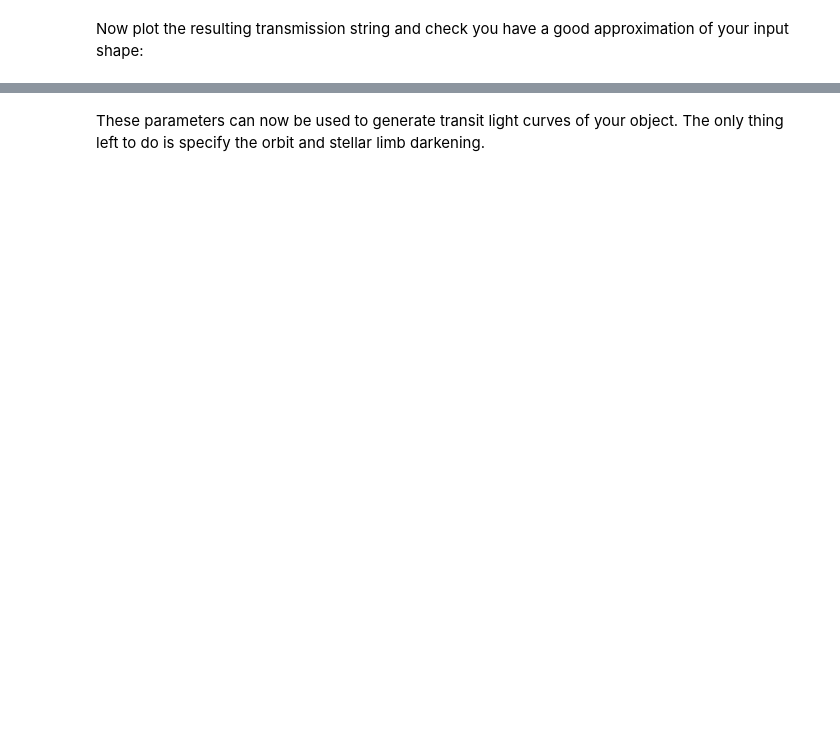
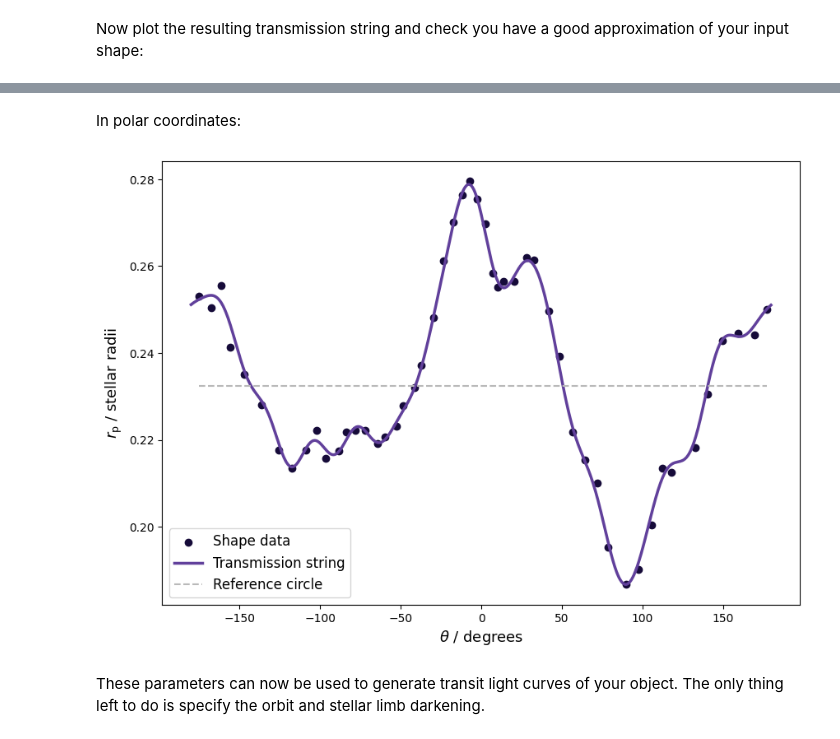
Before and after one commit to DavoGrant/harmonica, a Jupyter notebook: docs/source/views/tutorials/calculate_parameters_from_shape_data.ipynb, the cells around one changed output, grey strips where cells are left out. Saved outputs shown, nothing was run; the diff lists cells and outputs as text; code cells hidden in the pictures; blank space fills up the shorter version.

```diff
--- a/docs/source/views/tutorials/calculate_parameters_from_shape_data.ipynb
+++ b/docs/source/views/tutorials/calculate_parameters_from_shape_data.ipynb
@@ -117,2 +139,18 @@ plt.show()
+# %% [markdown]
+In polar coordinates:
+# %%
+plt.figure(figsize=(10, 7))
+plt.scatter(theta_data * 180. / np.pi, r_data,
+            color=cm.inferno(0.1), label="Shape data")
+plt.plot(theta_model * 180. / np.pi, ht.get_planet_transmission_string(theta_model),
+         c=cm.Purples(0.8), lw=2.5, label="Transmission string")
+plt.plot(theta_data * 180. / np.pi, 0.2324 * np.ones(theta_data.shape[0]),
+         color="#b9b9b9", ls="--", label="Reference circle")
+plt.xlabel("$\\theta$ / degrees", fontsize=13)
+plt.ylabel("$r_{\\rm{p}}$ / stellar radii", fontsize=13)
+plt.legend(loc="lower left", fontsize=12)
+plt.show()
+# %% [output]
+[figure, added]
 # %% [markdown]
 These parameters can now be used to generate transit light curves of your object. The only thing left to do is specify the orbit and stellar limb darkening.
```
Also changed, not shown: parts of 9 cells of this notebook.
